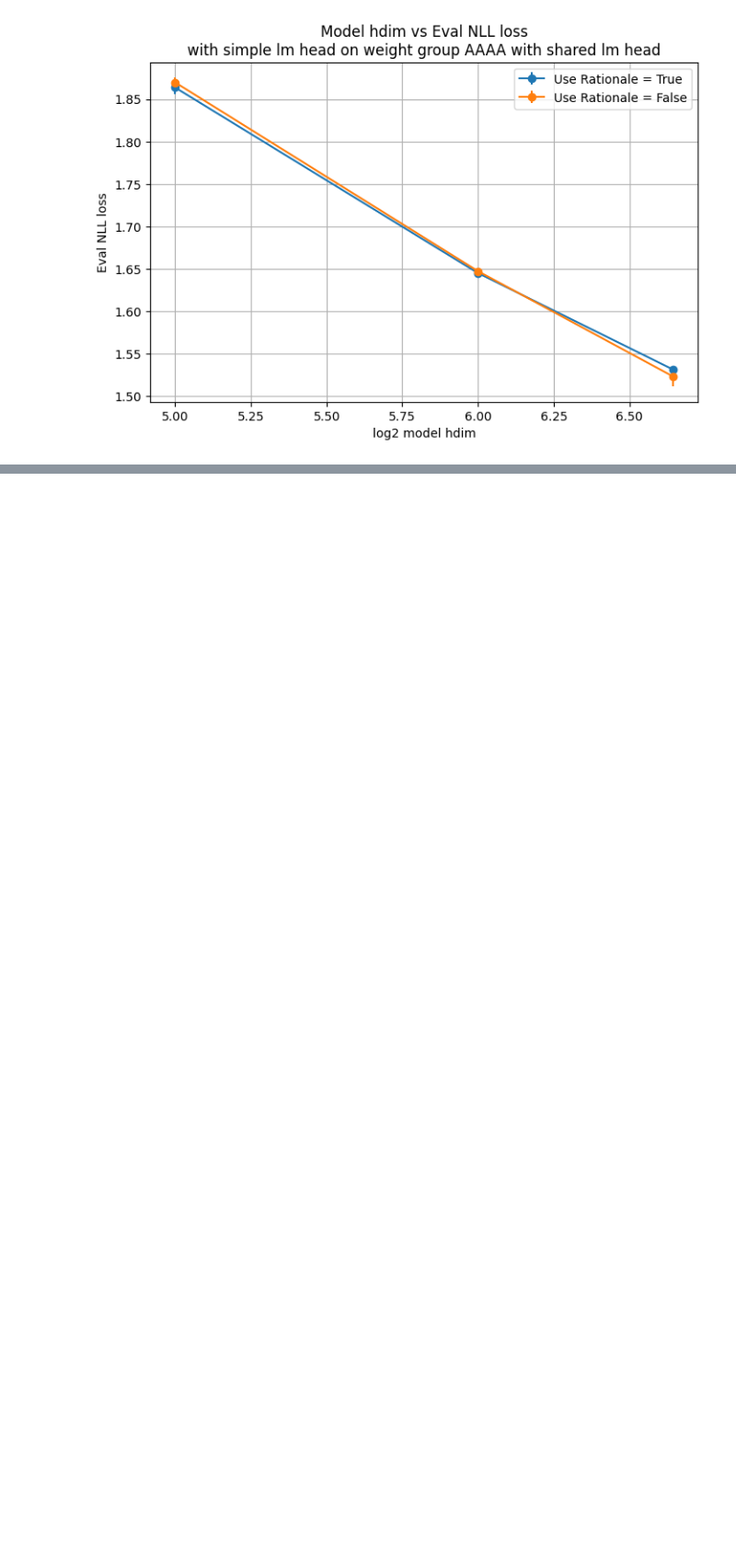
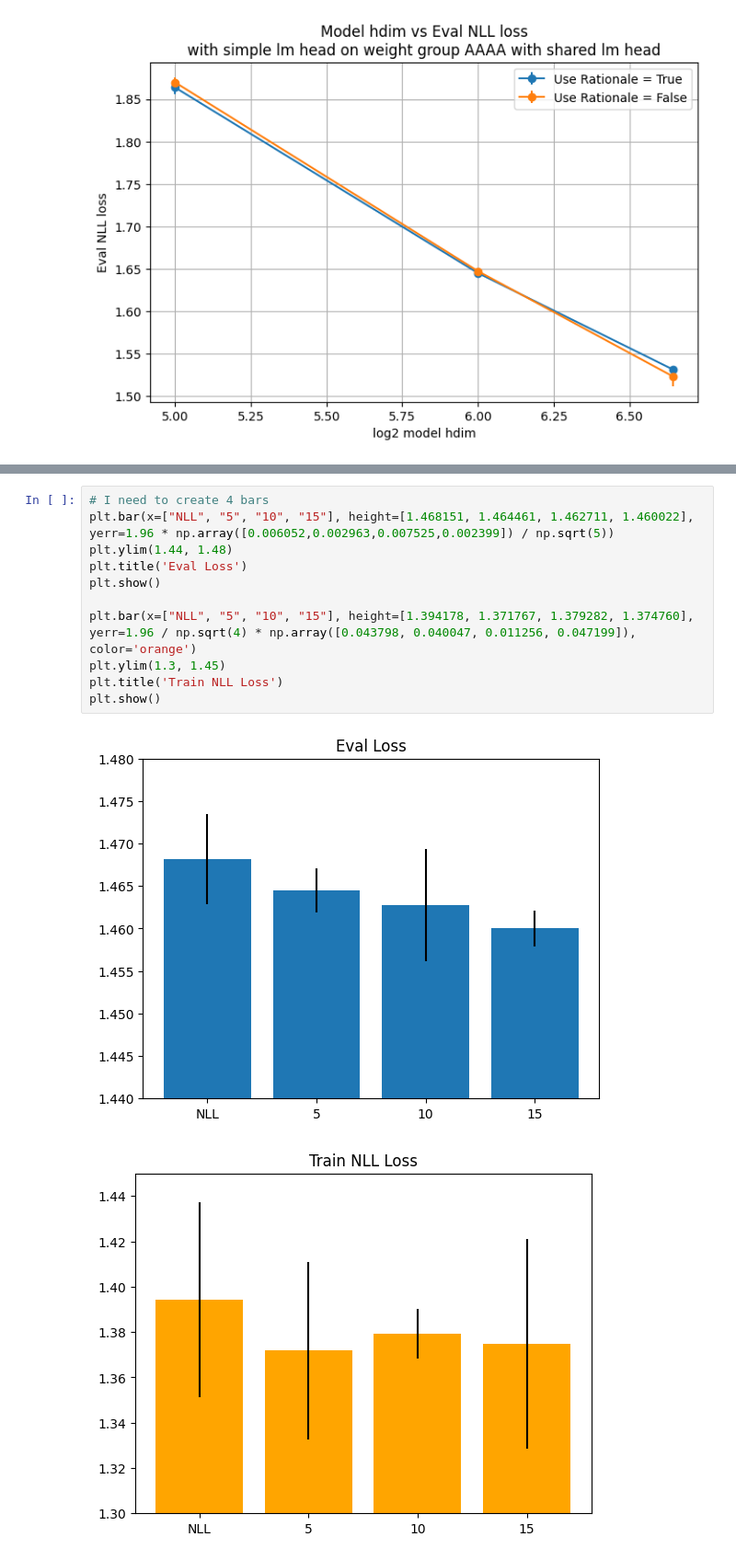
Before and after one commit to jakob-bjorner/quiet-star-replicate, a Jupyter notebook: scratch/understand.ipynb, the cells around one changed output, grey strips where cells are left out. Shown at 92% size. Drawn from its saved outputs; the diff is of its cells as text; blank space fills up the shorter version.

```diff
--- a/scratch/understand.ipynb
+++ b/scratch/understand.ipynb
@@ -269,0 +282,14 @@ plt.grid(True)
+# %%
+# I need to create 4 bars
+plt.bar(x=["NLL", "5", "10", "15"], height=[1.468151, 1.464461, 1.462711, 1.460022], yerr=1.96 * np.array([0.006052,0.002963,0.007525,0.002399]) / np.sqrt(5))
+plt.ylim(1.44, 1.48)
+plt.title('Eval Loss')
+plt.show()
+
+plt.bar(x=["NLL", "5", "10", "15"], height=[1.394178, 1.371767, 1.379282, 1.374760], yerr=1.96 / np.sqrt(4) * np.array([0.043798, 0.040047, 0.011256, 0.047199]), color='orange')
+plt.ylim(1.3, 1.45)
+plt.title('Train NLL Loss')
+plt.show()
+# %% [output]
+[figure, added]
+[figure, added]
```
Also changed, not shown: parts of 45 cells of this notebook, 6 other files.
